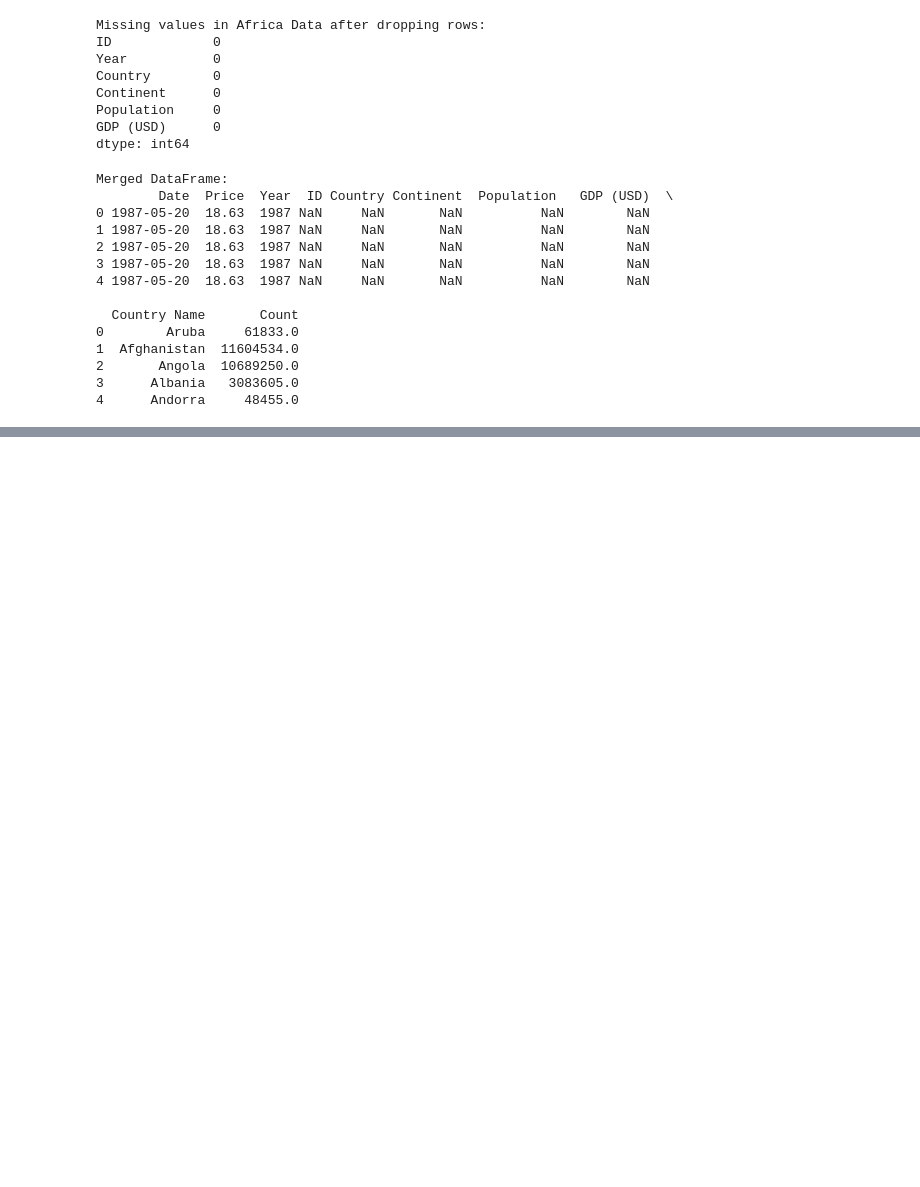
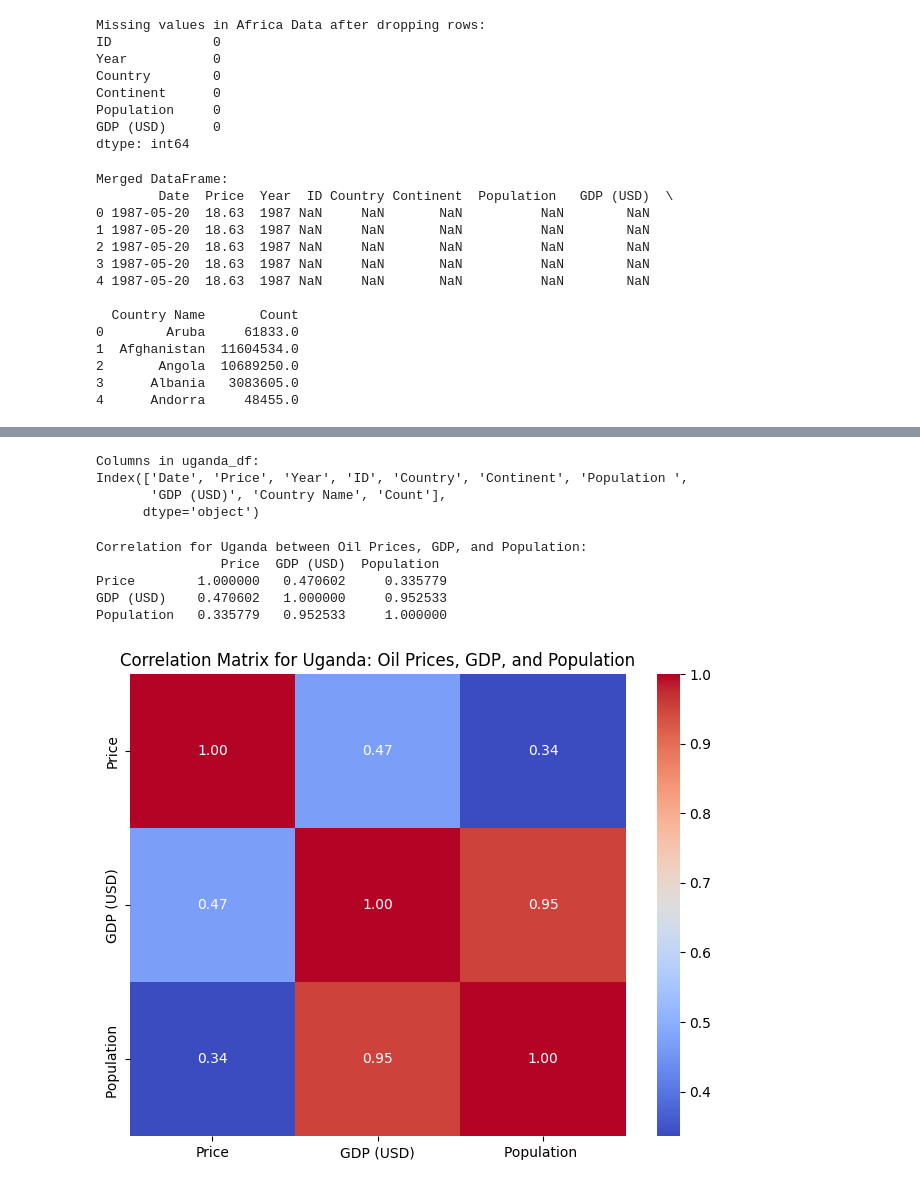
Before and after one commit to medhanittes/Birhan_Energies, a Jupyter notebook: notebook/merege_data.ipynb, the cells around one changed output, grey strips where cells are left out. Cells and saved outputs as stored; diff of their text form; code cells hidden in the pictures; blank space fills up the shorter version.

```diff
--- a/notebook/merege_data.ipynb
+++ b/notebook/merege_data.ipynb
@@ -145,0 +299,29 @@ Merged DataFrame:
+# %%
+# Check the columns of uganda_df
+print("Columns in uganda_df:")
+print(uganda_df.columns)
+# %% [output]
+Columns in uganda_df:
+Index(['Date', 'Price', 'Year', 'ID', 'Country', 'Continent', 'Population ',
+       'GDP (USD)', 'Country Name', 'Count'],
+      dtype='object')
+# %%
+# Correlation analysis for Uganda using the exact column name
+correlation_uganda = uganda_df[['Price', 'GDP (USD)', 'Population ']].corr()
+print("Correlation for Uganda between Oil Prices, GDP, and Population:")
+print(correlation_uganda)
+# %% [output]
+Correlation for Uganda between Oil Prices, GDP, and Population:
+                Price  GDP (USD)  Population
+Price        1.000000   0.470602     0.335779
+GDP (USD)    0.470602   1.000000     0.952533
+Population   0.335779   0.952533     1.000000
+# %%
+
+# Create a heatmap of the correlation matrix
+plt.figure(figsize=(8, 6))
+sns.heatmap(correlation_uganda, annot=True, cmap='coolwarm', fmt=".2f")
+plt.title('Correlation Matrix for Uganda: Oil Prices, GDP, and Population')
+plt.show()
+# %% [output]
+[figure, added]
```
Also changed, not shown: parts of 12 cells of this notebook.
